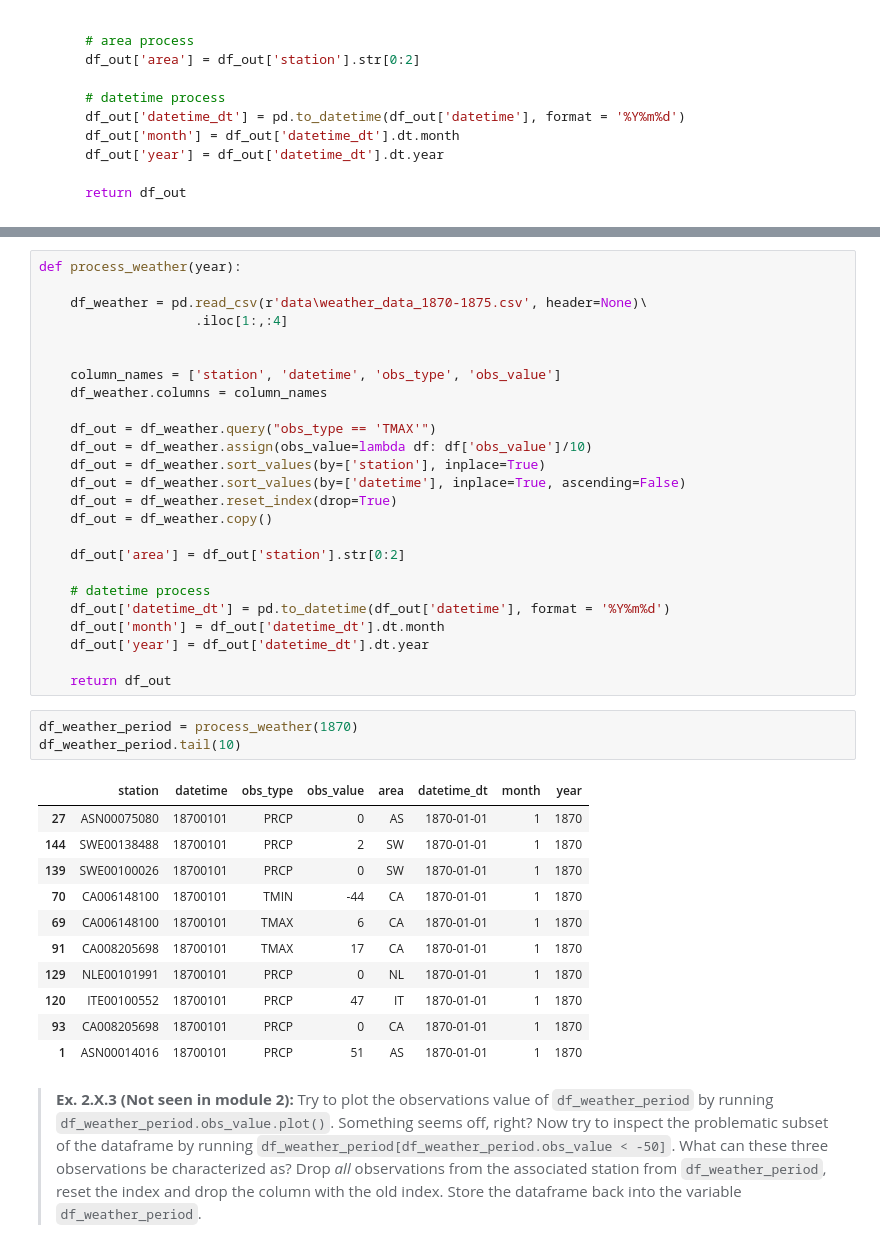
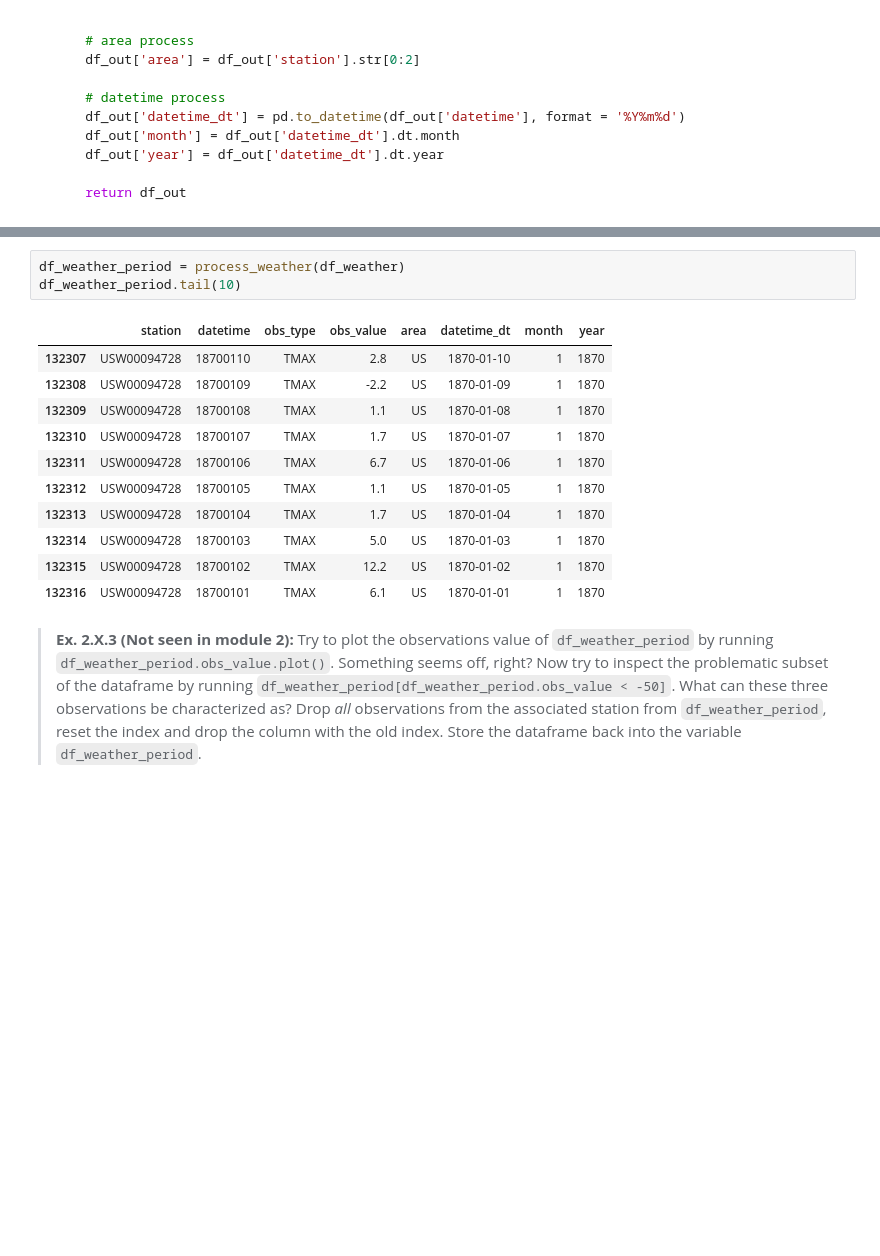
Before and after one commit to laurajaida/laura_og_stjernerne, a Jupyter notebook: assignment_1.ipynb, the cells around one changed output, grey strips where cells are left out. Drawn from its saved outputs; the diff is of its cells as text; blank space fills up the shorter version.

```diff
--- a/assignment_1.ipynb
+++ b/assignment_1.ipynb
@@ -154,43 +142,18 @@ df_out
-# %%
-def process_weather(year):
-
-    df_weather = pd.read_csv(r'data\weather_data_1870-1875.csv', header=None)\
-                    .iloc[1:,:4]
-
-
-    column_names = ['station', 'datetime', 'obs_type', 'obs_value']
-    df_weather.columns = column_names
-
-    df_out = df_weather.query("obs_type == 'TMAX'")
-    df_out = df_weather.assign(obs_value=lambda df: df['obs_value']/10)
-    df_out = df_weather.sort_values(by=['station'], inplace=True)
-    df_out = df_weather.sort_values(by=['datetime'], inplace=True, ascending=False)
-    df_out = df_weather.reset_index(drop=True)
-    df_out = df_weather.copy()
-
-    df_out['area'] = df_out['station'].str[0:2]
-
-    # datetime process
-    df_out['datetime_dt'] = pd.to_datetime(df_out['datetime'], format = '%Y%m%d')
-    df_out['month'] = df_out['datetime_dt'].dt.month
-    df_out['year'] = df_out['datetime_dt'].dt.year
-
-    return df_out
 # %%
-df_weather_period = process_weather(1870)
+df_weather_period = process_weather(df_weather)
 df_weather_period.tail(10)
 # %% [output]
 |  | station | datetime | obs_type | obs_value | area | datetime_dt | month | year |
-| 27 | ASN00075080 | 18700101 | PRCP | 0 | AS | 1870-01-01 | 1 | 1870 |
-| 144 | SWE00138488 | 18700101 | PRCP | 2 | SW | 1870-01-01 | 1 | 1870 |
-| 139 | SWE00100026 | 18700101 | PRCP | 0 | SW | 1870-01-01 | 1 | 1870 |
-| 70 | CA006148100 | 18700101 | TMIN | -44 | CA | 1870-01-01 | 1 | 1870 |
-| 69 | CA006148100 | 18700101 | TMAX | 6 | CA | 1870-01-01 | 1 | 1870 |
-| 91 | CA008205698 | 18700101 | TMAX | 17 | CA | 1870-01-01 | 1 | 1870 |
-| 129 | NLE00101991 | 18700101 | PRCP | 0 | NL | 1870-01-01 | 1 | 1870 |
-| 120 | ITE00100552 | 18700101 | PRCP | 47 | IT | 1870-01-01 | 1 | 1870 |
-| 93 | CA008205698 | 18700101 | PRCP | 0 | CA | 1870-01-01 | 1 | 1870 |
-| 1 | ASN00014016 | 18700101 | PRCP | 51 | AS | 1870-01-01 | 1 | 1870 |
+| 132307 | USW00094728 | 18700110 | TMAX | 2.8 | US | 1870-01-10 | 1 | 1870 |
+| 132308 | USW00094728 | 18700109 | TMAX | -2.2 | US | 1870-01-09 | 1 | 1870 |
+| 132309 | USW00094728 | 18700108 | TMAX | 1.1 | US | 1870-01-08 | 1 | 1870 |
+| 132310 | USW00094728 | 18700107 | TMAX | 1.7 | US | 1870-01-07 | 1 | 1870 |
+| 132311 | USW00094728 | 18700106 | TMAX | 6.7 | US | 1870-01-06 | 1 | 1870 |
+| 132312 | USW00094728 | 18700105 | TMAX | 1.1 | US | 1870-01-05 | 1 | 1870 |
+| 132313 | USW00094728 | 18700104 | TMAX | 1.7 | US | 1870-01-04 | 1 | 1870 |
+| 132314 | USW00094728 | 18700103 | TMAX | 5.0 | US | 1870-01-03 | 1 | 1870 |
+| 132315 | USW00094728 | 18700102 | TMAX | 12.2 | US | 1870-01-02 | 1 | 1870 |
+| 132316 | USW00094728 | 18700101 | TMAX | 6.1 | US | 1870-01-01 | 1 | 1870 |
 # %% [markdown]
 > **Ex. 2.X.3 (Not seen in module 2):** Try to plot the observations value of `df_weather_period` by running `df_weather_period.obs_value.plot()`. Something seems off, right? Now try to inspect the problematic subset of the dataframe by running `df_weather_period[df_weather_period.obs_value < -50]`. What can these three observations be characterized as? Drop _all_ observations from the associated station from `df_weather_period`, reset the index and drop the column with the old index. Store the dataframe back into the variable `df_weather_period`.
 # %%
```
Also changed, not shown: parts of 2 cells of this notebook.
